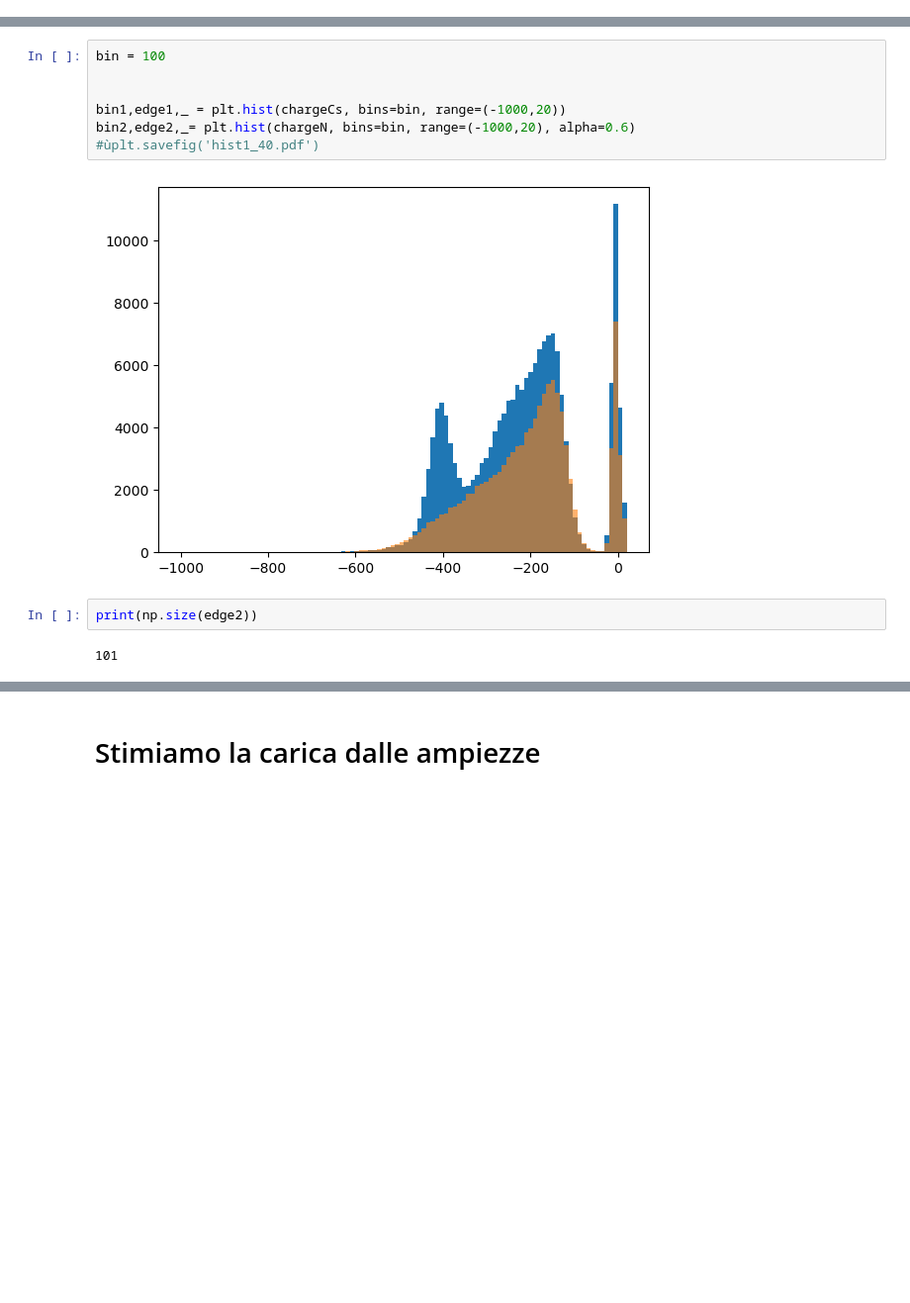
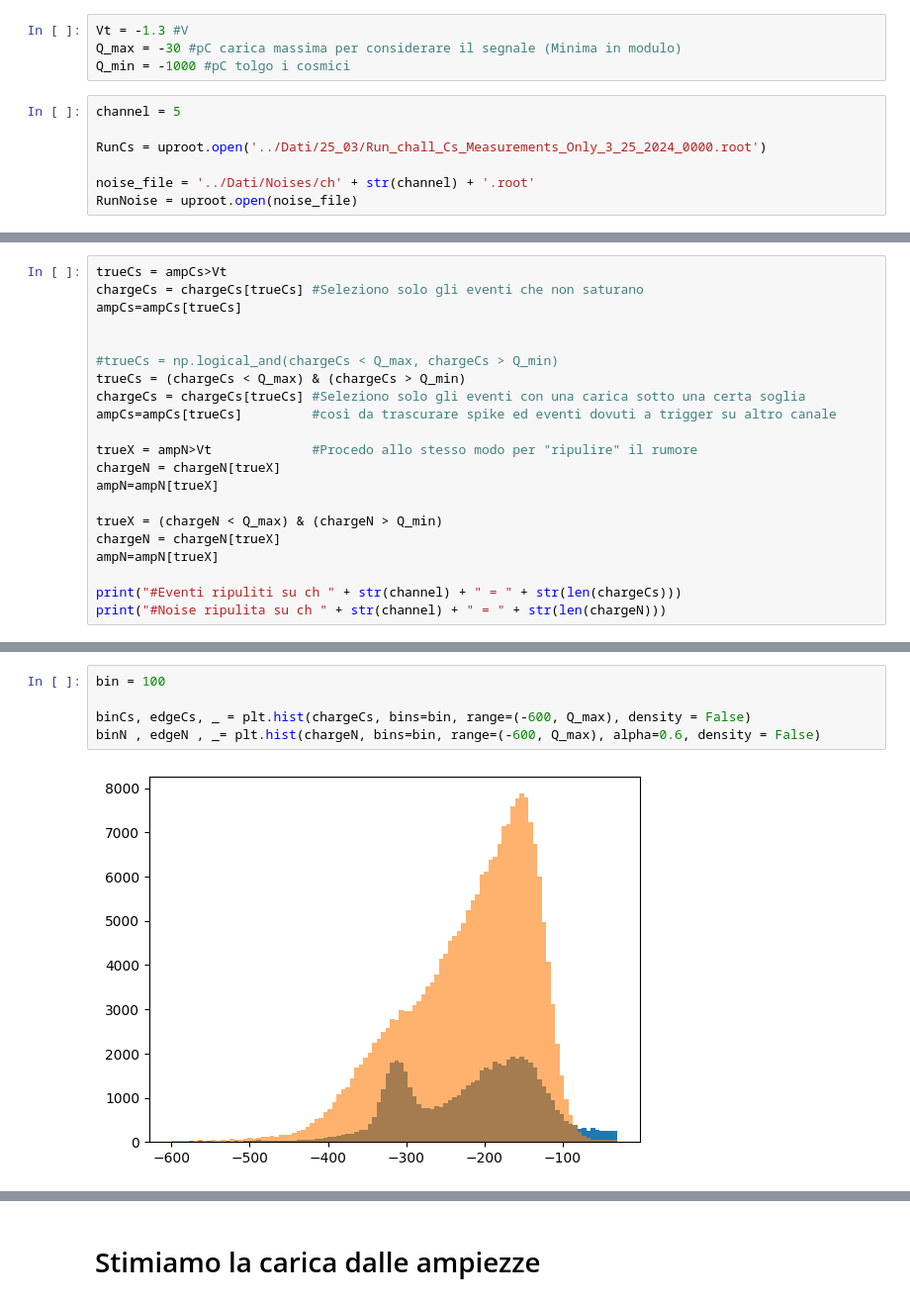
Before and after one commit to 0-DvD-0/Sfera, a Jupyter notebook: Jupyter/SpectrumAnalysis.ipynb, the cells around one changed output, grey strips where cells are left out. Shown at 99% size. Cells and saved outputs as stored; diff of their text form; blank space fills up the shorter version.

Commit message:
Analisi che mezza funziona, analisi trigger

```diff
--- a/Jupyter/SpectrumAnalysis.ipynb
+++ b/Jupyter/SpectrumAnalysis.ipynb
@@ -76,0 +8,11 @@ ampN=ampN[trueX]
+# %%
+Vt = -1.3 #V
+Q_max = -30 #pC carica massima per considerare il segnale (Minima in modulo)
+Q_min = -1000 #pC tolgo i cosmici
+# %%
+channel = 5
+
+RunCs = uproot.open('../Dati/25_03/Run_chall_Cs_Measurements_Only_3_25_2024_0000.root')
+
+noise_file = '../Dati/Noises/ch' + str(channel) + '.root'
+RunNoise = uproot.open(noise_file)
@@ -76,0 +56,21 @@ ampN=ampN[trueX]
+# %%
+trueCs = ampCs>Vt
+chargeCs = chargeCs[trueCs] #Seleziono solo gli eventi che non saturano
+ampCs=ampCs[trueCs]
+
+
+#trueCs = np.logical_and(chargeCs < Q_max, chargeCs > Q_min)
+trueCs = (chargeCs < Q_max) & (chargeCs > Q_min)
+chargeCs = chargeCs[trueCs] #Seleziono solo gli eventi con una carica sotto una certa soglia
+ampCs=ampCs[trueCs]         #così da trascurare spike ed eventi dovuti a trigger su altro canale
+
+trueX = ampN>Vt             #Procedo allo stesso modo per "ripulire" il rumore
+chargeN = chargeN[trueX]
+ampN=ampN[trueX]
+
+trueX = (chargeN < Q_max) & (chargeN > Q_min)
+chargeN = chargeN[trueX]
+ampN=ampN[trueX]
+
+print("#Eventi ripuliti su ch " + str(channel) + " = " + str(len(chargeCs)))
+print("#Noise ripulita su ch " + str(channel) + " = " + str(len(chargeN)))
@@ -77,13 +99,7 @@ ampN=ampN[trueX]
 # %%
 bin = 100
 
-
-bin1,edge1,_ = plt.hist(chargeCs, bins=bin, range=(-1000,20))
-bin2,edge2,_= plt.hist(chargeN, bins=bin, range=(-1000,20), alpha=0.6)
-#ùplt.savefig('hist1_40.pdf')
+binCs, edgeCs, _ = plt.hist(chargeCs, bins=bin, range=(-600, Q_max), density = False)
+binN , edgeN , _= plt.hist(chargeN, bins=bin, range=(-600, Q_max), alpha=0.6, density = False)
 # %% [output]
-[figure, old version]
+[figure, new version]
-# %%
-print(np.size(edge2))
-# %% [output]
-101
```
Also changed, not shown: parts of 15 cells of this notebook, 2 other files.
